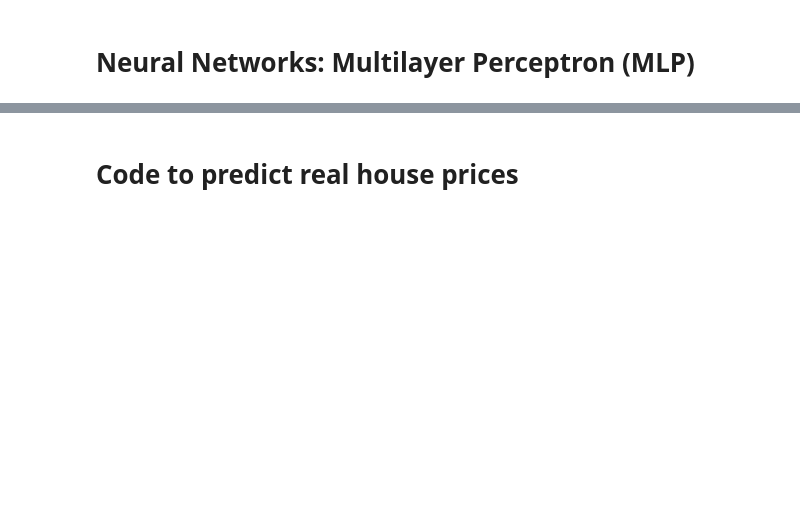
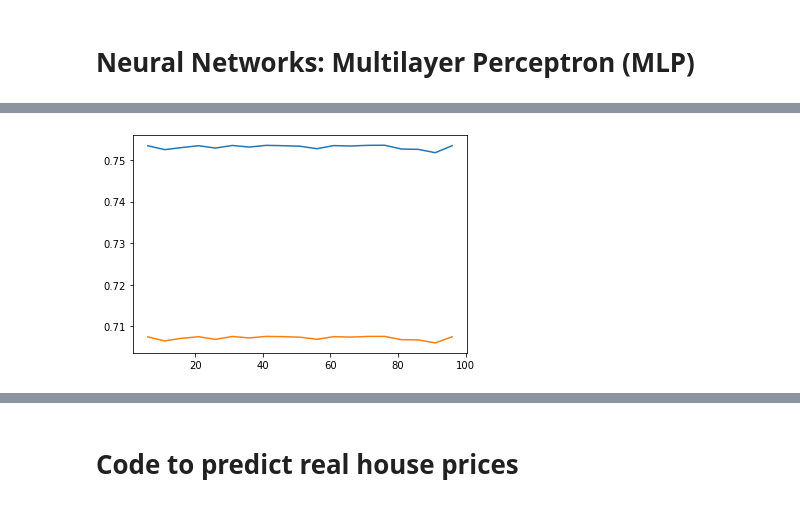
Before and after one commit to FontanaPedro/DBA-Project, a Jupyter notebook: Code_Machine_learning_process.ipynb, the cells around one changed output, grey strips where cells are left out. Saved outputs shown, nothing was run; the diff lists cells and outputs as text; code cells hidden in the pictures; blank space fills up the shorter version.

```diff
--- a/Code_Machine_learning_process.ipynb
+++ b/Code_Machine_learning_process.ipynb
@@ -599,15 +603,17 @@ Test score; 0.6873465627580331
 # %%
 n=list(range(20,500,20))
 
+train_scores.clear()
+test_scores.clear()
 train_scores=[]
 test_scores=[]
 j=0
 
 for i in n:
 
-    clf_rf=RandomForestClassifier(n_estimators=i, min_samples_leaf=4, max_depth=5, min_samples_split=10, random_state=42).fit(X_train,y_train)
-    train_scores.append(clf.score(X_train,y_train))
-    test_scores.append(clf.score(X_test,y_test))
+    clf_rf=RandomForestRegressor(n_estimators=i, min_samples_leaf=4, max_depth=5, min_samples_split=10, random_state=42).fit(X_train,y_train)
+    train_scores.append(clf_rf.score(X_train,y_train))
+    test_scores.append(clf_rf.score(X_test,y_test))
     print ("{})  For n_estimators = {}, the train score is : {:.3f} and the test score is: {:.3f} \n".format(j+1 ,n[j], train_scores[j], test_scores[j]))
     j+=1
 # %% [output]
@@ -641,14 +666,16 @@ plt.show()
 # %%
 n=list(range(20,500,20))
 
+train_scores.clear()
+test_scores.clear()
 train_scores=[]
 test_scores=[]
 j=0
 
 for i in n:
 
-    clf_rf_scaled=RandomForestClassifier(n_estimators=i, min_samples_leaf=4, max_depth=5, min_samples_split=10, random_state=42).fit(X_train_standard_scaled,y_train)
-    train_scores.append(clf.score(X_train_standard_scaled,y_train))
-    test_scores.append(clf.score(X_test_standard_scaled,y_test))
+    clf_rf_scaled=RandomForestRegressor(n_estimators=i, min_samples_leaf=4, max_depth=5, min_samples_split=10, random_state=42).fit(X_train_standard_scaled,y_train)
+    train_scores.append(clf_rf_scaled.score(X_train_standard_scaled,y_train))
+    test_scores.append(clf_rf_scaled.score(X_test_standard_scaled,y_test))
     print ("{})  For n_estimators = {}, the train score is : {:.3f} and the test score is: {:.3f} \n".format(j+1 ,n[j], train_scores[j], test_scores[j]))
     j+=1
@@ -666,7 +713,7 @@ plt.show()
 # Neural Networks: Multilayer Perceptron (MLP)
 # %%
 # This is the list with the units of each different for the sizes of the hidden layers
-units = list(range(1,20,5))
+units = list(range(1,100,5))
 
 #I create empty lists where i will save the results of MLP for the different combinations of hidden layers with NON-scaled data
 mlp1_train_score=list()
@@ -711,13 +776,15 @@ for i in units:
 # %%
 # x axis - a list of the values for number of estimators
-x=units
+x= units[1:20]
 # y axis - list of train scores
 # two arguments to plot are the x axis values and the y axis values
-plt.plot(x,mlp1_train_score)
+plt.plot(x,mlp1_train_score[1:20])
 # do another plot, with same x axis, and on the y axis - list of test scores
-plt.plot(x,mlp1_test_score)
+plt.plot(x,mlp1_test_score[1:20])
 # finally need to show the plots
 
 plt.show()
+# %% [output]
+[figure, added]
 # %%
 # x axis - a list of the values for number of estimators
```
Also changed, not shown: parts of 13 cells of this notebook.
